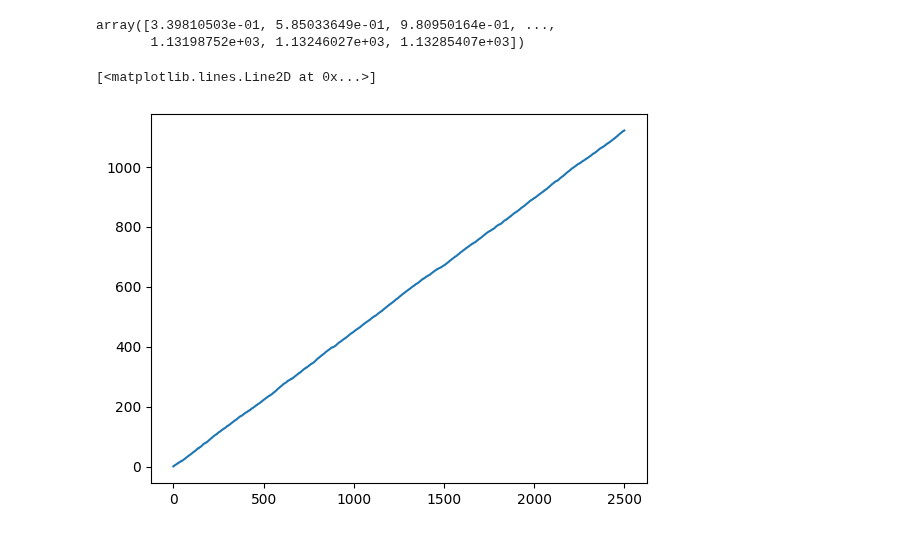
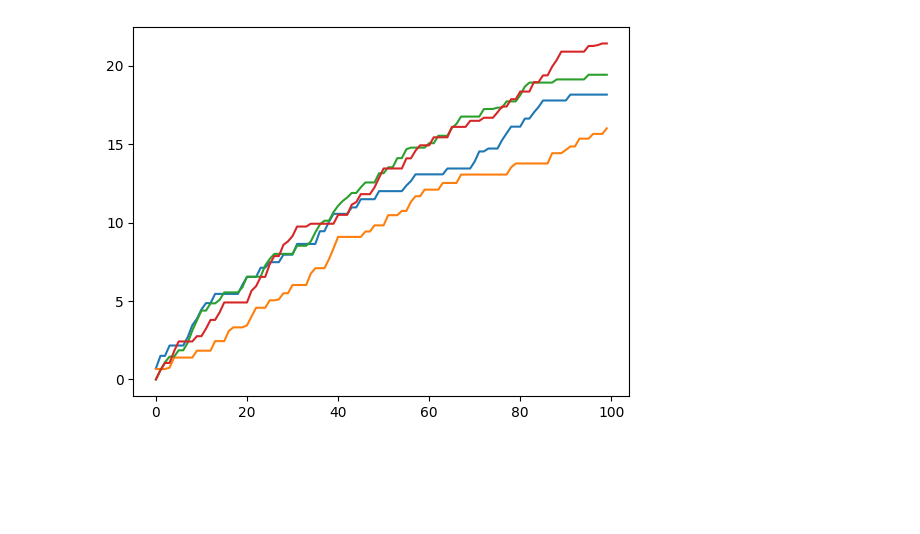
Before and after one commit to MaxHeuillet/neuralCBPside, a Jupyter notebook: results_analysis.ipynb, the cells around one changed output. Cells and saved outputs as stored; diff of their text form; code cells hidden in the pictures; blank space fills up the shorter version.

```diff
--- a/results_analysis.ipynb
+++ b/results_analysis.ipynb
@@ -14,24 +14,30 @@ import gzip
 import pickle as pkl
 
 def loadall_results(path, horizon, n_folds):
-    result = np.zeros( (n_folds, horizon) )
-    with gzip.open(  path ,'rb') as f:
-        for i in range(n_folds):
+    unpickled_objects = []
+    with gzip.open(  path ,'rb') as file:
+        while True:
             try:
-                res = pkl.load(f)
-                result[i] = res
+                # Unpickle the next object in the file
+                obj = pkl.load(file)
+                unpickled_objects.append(obj)
             except EOFError:
+                # End of file reached
                 break
+    result = np.array(unpickled_objects) #.reshape( (n_folds, horizon) )
     result = np.delete(result, 0, axis=0)
     return result
 
 game = 'AT'
-horizon = 2500
-n_folds = 16
+horizon = 100
+n_folds = 4
 direct = './results/{}/'.format(game)
 task = 'imbalanced'
 context_type = 'linear'
 
-approach =  'neuralcbp_simplified' #'neuralcbp_1' #
+# approach =  'neuralcbpside_1' #'neuralcbp_1' #'neuralcbp_simplified'
+approach = 'cbpside_theory'
+
 path = os.path.join(direct, 'benchmark_{}_{}_{}_{}_{}.pkl.gz'.format(task, context_type,horizon,n_folds,approach) )
 res1 = loadall_results(path, horizon, n_folds)
+res1
@@ -38,10 +62,5 @@ res1 = loadall_results(path, horizon, n_folds)
-# %%
-np.mean(res,0)
-# %% [output]
-array([3.39810503e-01, 5.85033649e-01, 9.80950164e-01, ...,
-       1.13198752e+03, 1.13246027e+03, 1.13285407e+03])
-# %%
-plt.plot( range(horizon), res1[0] )
-# %% [output]
-[<matplotlib.lines.Line2D at 0x...>]
-[figure, removed]
+# %%
+for i in res1:
+    plt.plot( range(horizon), i )
+# %% [output]
+[figure, added]
```
Also changed, not shown: parts of 1 cell of this notebook, 21 other files.
